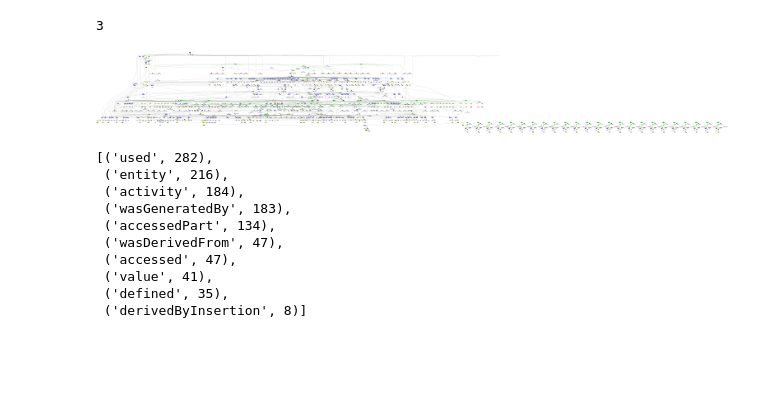
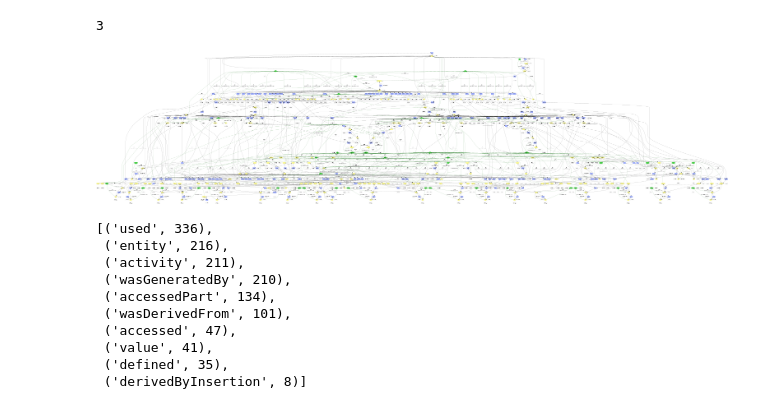
Before and after one commit to dew-uff/versioned-prov, a Jupyter notebook: notebooks/[Mutable-PROV] Floyd-Warshall.ipynb, the cells around one changed output. Drawn from its saved outputs; the diff is of its cells as text; code cells hidden in the pictures; blank space fills up the shorter version.

Commit message:
Fix mutable-prov mapping for floyd-warshall

```diff
--- a/notebooks/[Mutable-PROV] Floyd-Warshall.ipynb
+++ b/notebooks/[Mutable-PROV] Floyd-Warshall.ipynb
@@ -201,6 +201,8 @@ for k in indexes:
                 e_sum = prov.entity("sum", "disti[k] + distk[j]", "sum")
                 vikj = prov.value("vsum", repr(ikj))
                 prov.defined(e_sum, vikj, time())
+                prov.activity("add", [(e_sum, e_disti_ak, e_distk_aj)])
+
 
                 e_ikj = prov.entity("ikj", "ikj", "name")
                 prov.accessed(e_ikj, vikj, time())
@@ -228,40 +230,40 @@ for k in indexes:
                         e_disti_aj, v_dist_ai,
                         [(str(j), vikj)],
                         ti
                     )
                     prov.accessed(e_disti_aj, vikj, ti)
 
                     prov.activity("assign", [(e_disti_aj, e_ikj)], used=[e_disti])
 
 
 
 # Line 17
 print(result[0][2])
 
 with prov.desc("L17 - access / access / call"):
     e_result_a0 = prov.entity("result_a0", "result[0]", "access")
     v_result_a0 = prov.DICTS[v_list]["0"]
     prov.accessedPart(e_result_a0, v_list, "0", v_result_a0, time())
     prov.activity("access", used=[e_result, e_n0], generated=[e_result_a0])
 
 
     e_result_a02 = prov.entity("result_a02", "result[0][2]", "access")
     v_result_a02 = prov.DICTS[v_result_a0]["2"]
     prov.accessedPart(e_result_a02, v_result_a0, "2", v_result_a02, time())
     prov.activity("access", used=[e_result_a0, e_n2], generated=[e_result_a02])
 
     prov.activity("print", [], [e_result_a02])
 
 pprint(prov.stats("../mutable_prov/floydwarshall", True))
 # %% [output]
 3
-[figure, old version]
+[figure, new version]
-[('used', 282),
+[('used', 336),
  ('entity', 216),
- ('activity', 184),
- ('wasGeneratedBy', 183),
+ ('activity', 211),
+ ('wasGeneratedBy', 210),
  ('accessedPart', 134),
- ('wasDerivedFrom', 47),
+ ('wasDerivedFrom', 101),
  ('accessed', 47),
  ('value', 41),
  ('defined', 35),
```
Also changed, not shown: 10 other files.
